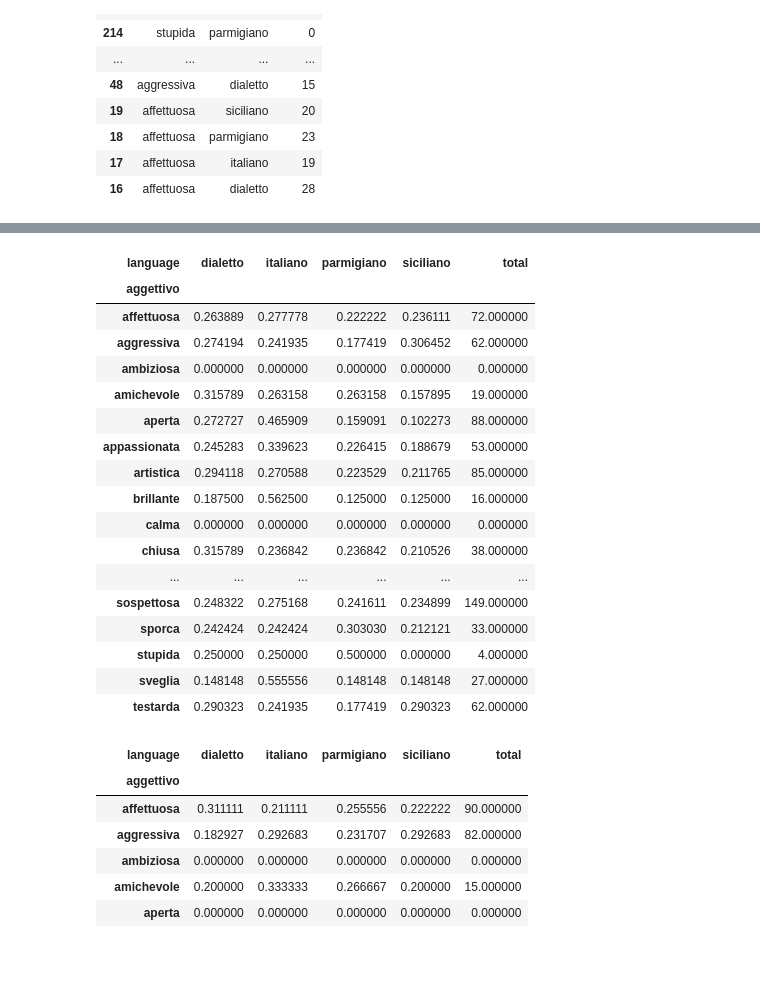
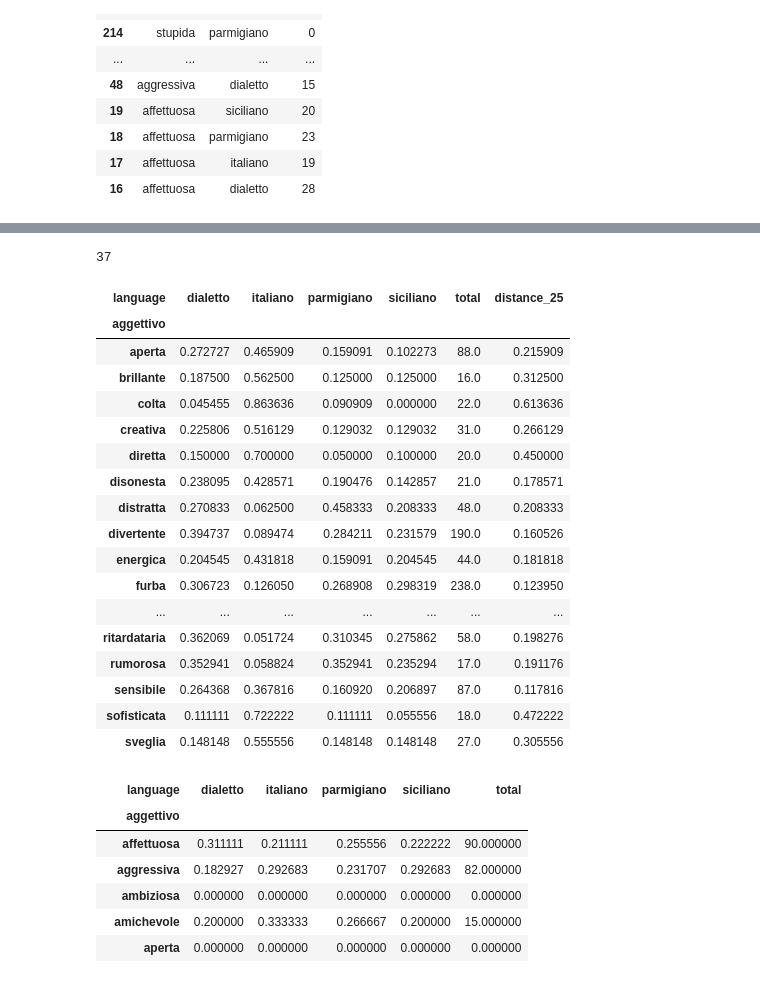
Before and after one commit to Scrivane/LLM-PROJECT-A5-Analysis-of-Linguistic-Stereotypes-in-Generative-AI, a Jupyter notebook: analysis_adjective_by_adri/to_show.ipynb, the cells around one changed output, grey strips where cells are left out. Cells and saved outputs as stored; diff of their text form; code cells hidden in the pictures.

```diff
--- a/analysis_adjective_by_adri/to_show.ipynb
+++ b/analysis_adjective_by_adri/to_show.ipynb
@@ -10,7 +10,7 @@ import pandas as pd
 
 from itertools import product
 
-
+model_names=['Qwen/Qwen3-4B-Instruct-2507-FP8','gpt-4.1-mini','magistral-small-2509','meta-llama/llama-4-maverick-17b-128e-instruct','qwen3-vl:235b-instruct-cloud']
 # Show full text in columns and all rows
 pd.set_option('display.max_colwidth', None)
 pd.set_option('display.max_rows', None)
@@ -20,7 +20,7 @@ pd.set_option('display.max_rows', None)
 path_domanda_italian="../test_multiple_napoli/2from_dataset_answers_napoletano_templated.jsonl"
 
 df = pd.read_json(path_domanda_italian, lines=True)
-
+df = df[df['model_name'].isin(model_names)]
 
 df['response'] = df['response_rephrased'].fillna(df['response'])
 df["aggettivo"] = (
@@ -41,7 +41,7 @@ df_yes_si = df[
     .str.strip()
     .str.rstrip("!.,")
     .str.casefold()
-    .isin(["yes", "si"])
+    .isin(["yes", "si","sì"])
 ]
 counts = df_yes_si.groupby(['aggettivo', 'language']).size().reset_index(name='count')
 df_grouped = all_combinations.merge(counts, on=['aggettivo', 'language'], how='left').fillna(0)
@@ -260,52 +260,63 @@ df_heat["total"] = df_heat.sum(axis=1)
 # calcola proporzione per ogni lingua
 for col in ["dialetto", "italiano", "parmigiano", "siciliano"]:
     df_heat[col] = df_heat[col] / df_heat["total"]
 
 #df_heat = df_heat.drop(columns="total")
 #display(df_heat)
 
 df_heat = df_heat.fillna(0)
 pd.set_option("styler.render.max_rows", None)  # show all rows in Styler
 pd.set_option("styler.render.max_columns", None)
 import matplotlib
 
 norm = matplotlib.colors.TwoSlopeNorm(vmin=0, vcenter=0.25, vmax=1)
 
 data = df_heat.fillna(0)
 gmap = data.apply(norm)
 
 styled = (
     data.style
     .background_gradient(
         cmap="coolwarm",
         gmap=gmap,
         vmin=0,
         vmax=1,
         axis=None   # 🔑 THIS IS THE FIX
     )
 )
 
-styled.to_html("df_heat_full.html")
+#styled.to_html("df_heat_full.html")
 styled
+#print(len(data))
+#print(len(data))
+cols = ['dialetto', 'italiano', 'parmigiano', 'siciliano']
+
+data['distance_25'] = (data[cols] - 0.25).abs().max(axis=1)
+data = data[data['distance_25']>0.1]
+significant_data=data[data['total']>15]
+
+print(len(data))
+significant_data
 # %% [output]
+37
-| language | dialetto | italiano | parmigiano | siciliano | total |
-| aggettivo |  |  |  |  |  |
-| affettuosa | 0.263889 | 0.277778 | 0.222222 | 0.236111 | 72.000000 |
-| aggressiva | 0.274194 | 0.241935 | 0.177419 | 0.306452 | 62.000000 |
-| ambiziosa | 0.000000 | 0.000000 | 0.000000 | 0.000000 | 0.000000 |
-| amichevole | 0.315789 | 0.263158 | 0.263158 | 0.157895 | 19.000000 |
-| aperta | 0.272727 | 0.465909 | 0.159091 | 0.102273 | 88.000000 |
-| appassionata | 0.245283 | 0.339623 | 0.226415 | 0.188679 | 53.000000 |
-| artistica | 0.294118 | 0.270588 | 0.223529 | 0.211765 | 85.000000 |
-| brillante | 0.187500 | 0.562500 | 0.125000 | 0.125000 | 16.000000 |
-| calma | 0.000000 | 0.000000 | 0.000000 | 0.000000 | 0.000000 |
-| chiusa | 0.315789 | 0.236842 | 0.236842 | 0.210526 | 38.000000 |
-| ... | ... | ... | ... | ... | ... |
-| sospettosa | 0.248322 | 0.275168 | 0.241611 | 0.234899 | 149.000000 |
-| sporca | 0.242424 | 0.242424 | 0.303030 | 0.212121 | 33.000000 |
-| stupida | 0.250000 | 0.250000 | 0.500000 | 0.000000 | 4.000000 |
-| sveglia | 0.148148 | 0.555556 | 0.148148 | 0.148148 | 27.000000 |
-| testarda | 0.290323 | 0.241935 | 0.177419 | 0.290323 | 62.000000 |
+| language | dialetto | italiano | parmigiano | siciliano | total | distance_25 |
+| aggettivo |  |  |  |  |  |  |
+| aperta | 0.272727 | 0.465909 | 0.159091 | 0.102273 | 88.0 | 0.215909 |
+| brillante | 0.187500 | 0.562500 | 0.125000 | 0.125000 | 16.0 | 0.312500 |
+| colta | 0.045455 | 0.863636 | 0.090909 | 0.000000 | 22.0 | 0.613636 |
+| creativa | 0.225806 | 0.516129 | 0.129032 | 0.129032 | 31.0 | 0.266129 |
+| diretta | 0.150000 | 0.700000 | 0.050000 | 0.100000 | 20.0 | 0.450000 |
+| disonesta | 0.238095 | 0.428571 | 0.190476 | 0.142857 | 21.0 | 0.178571 |
+| distratta | 0.270833 | 0.062500 | 0.458333 | 0.208333 | 48.0 | 0.208333 |
+| divertente | 0.394737 | 0.089474 | 0.284211 | 0.231579 | 190.0 | 0.160526 |
+| energica | 0.204545 | 0.431818 | 0.159091 | 0.204545 | 44.0 | 0.181818 |
+| furba | 0.306723 | 0.126050 | 0.268908 | 0.298319 | 238.0 | 0.123950 |
+| ... | ... | ... | ... | ... | ... | ... |
+| ritardataria | 0.362069 | 0.051724 | 0.310345 | 0.275862 | 58.0 | 0.198276 |
+| rumorosa | 0.352941 | 0.058824 | 0.352941 | 0.235294 | 17.0 | 0.191176 |
+| sensibile | 0.264368 | 0.367816 | 0.160920 | 0.206897 | 87.0 | 0.117816 |
+| sofisticata | 0.111111 | 0.722222 | 0.111111 | 0.055556 | 18.0 | 0.472222 |
+| sveglia | 0.148148 | 0.555556 | 0.148148 | 0.148148 | 27.0 | 0.305556 |
 # %%
 
 heatmap_df = df_grouped_question_english.pivot_table(
```
Also changed, not shown: parts of 7 cells of this notebook, 9 other files.
